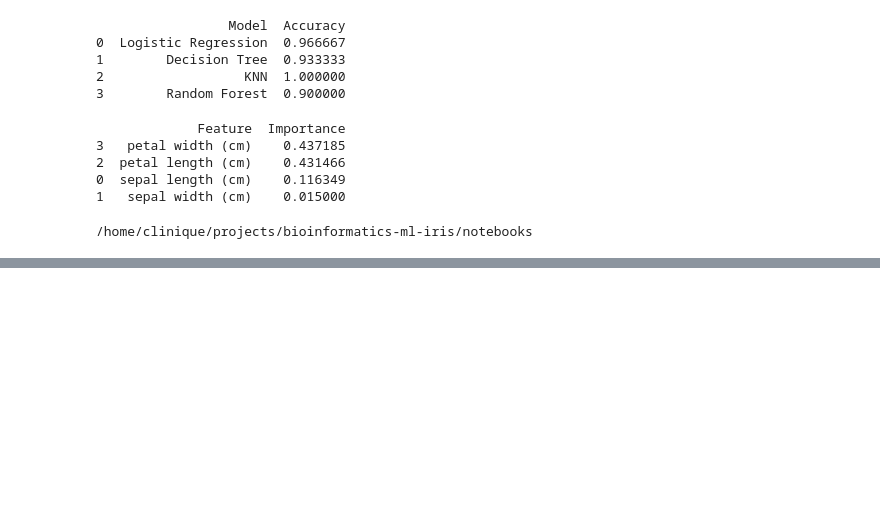
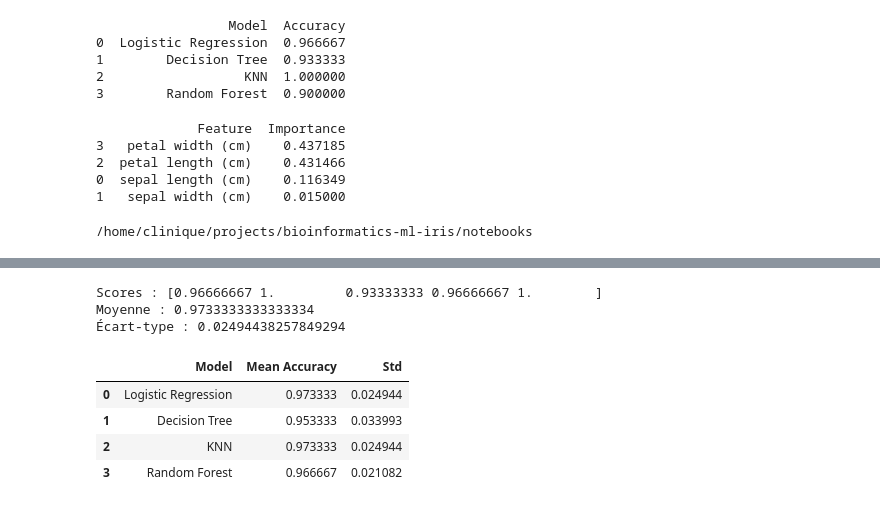
Before and after one commit to Maha-bio/bioinformatics-ml-iris, a Jupyter notebook: notebooks/02_model_comparison.ipynb, the cells around one changed output, grey strips where cells are left out. Drawn from its saved outputs; the diff is of its cells as text; code cells hidden in the pictures; blank space fills up the shorter version.

```diff
--- a/notebooks/02_model_comparison.ipynb
+++ b/notebooks/02_model_comparison.ipynb
@@ -301,0 +322,51 @@ print(os.getcwd())
+# %%
+logistic_cv = cross_val_score(
+    logistic_model,
+    X,
+    y,
+    cv=5,
+    scoring="accuracy"
+)
+
+print("Scores :", logistic_cv)
+print("Moyenne :", logistic_cv.mean())
+print("Écart-type :", logistic_cv.std())
+# %% [output]
+Scores : [0.96666667 1.         0.93333333 0.96666667 1.        ]
+Moyenne : 0.9733333333333334
+Écart-type : 0.02494438257849294
+# %%
+models = {
+    "Logistic Regression": logistic_model,
+    "Decision Tree": tree_model,
+    "KNN": knn_model,
+    "Random Forest": rf_model
+}
+
+cv_results = []
+
+for name, model in models.items():
+
+    scores = cross_val_score(
+        model,
+        X,
+        y,
+        cv=5,
+        scoring="accuracy"
+    )
+
+    cv_results.append({
+        "Model": name,
+        "Mean Accuracy": scores.mean(),
+        "Std": scores.std()
+    })
+
+cv_df = pd.DataFrame(cv_results)
+
+cv_df
+# %% [output]
+|  | Model | Mean Accuracy | Std |
+| 0 | Logistic Regression | 0.973333 | 0.024944 |
+| 1 | Decision Tree | 0.953333 | 0.033993 |
+| 2 | KNN | 0.973333 | 0.024944 |
+| 3 | Random Forest | 0.966667 | 0.021082 |
```
Also changed, not shown: parts of 4 cells of this notebook.
